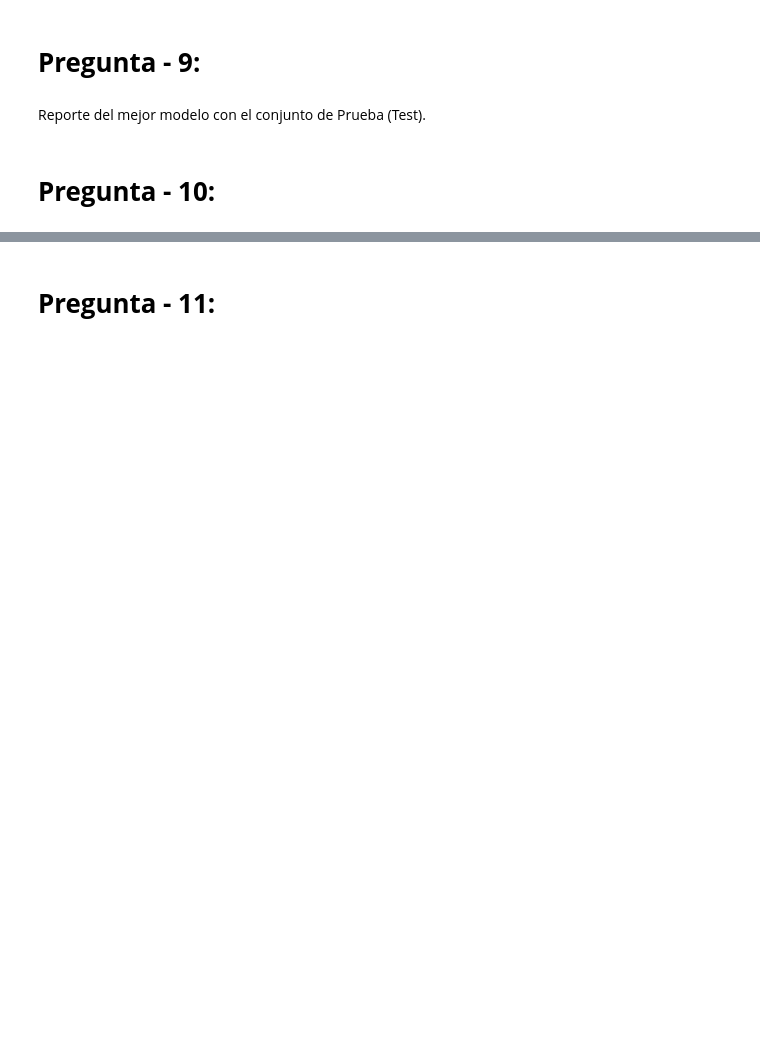
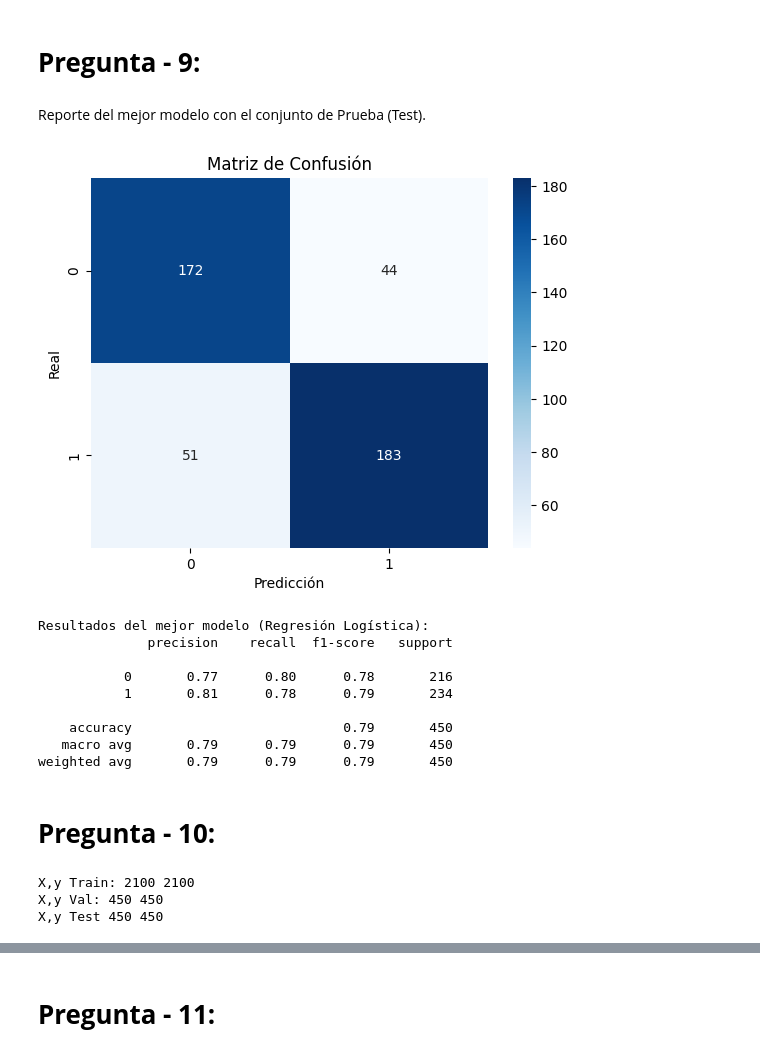
Before and after one commit to Hillelman/maestria-ia, a Jupyter notebook: procesamiento-de-lenguaje-natural/05-vectores-embebidos-openai/MNA_NLP_semana_5_Actividad_Embeddings_2025.ipynb, the cells around one changed output, grey strips where cells are left out. Drawn from its saved outputs; the diff is of its cells as text; code cells hidden in the pictures; blank space fills up the shorter version.

```diff
--- a/procesamiento-de-lenguaje-natural/05-vectores-embebidos-openai/MNA_NLP_semana_5_Actividad_Embeddings_2025.ipynb
+++ b/procesamiento-de-lenguaje-natural/05-vectores-embebidos-openai/MNA_NLP_semana_5_Actividad_Embeddings_2025.ipynb
@@ -163,10 +262,17 @@ None
 #     Llamar train_x, val_x y test_x a estos tres conjuntos.
 
 
-# ******* Inlcuye a continuación todas las líneas de código y celdas que requieras: ***********
+# ******* Incluye a continuación todas las líneas de código y celdas que requieras: ***********
 
+def filtrar_conjunto(conjunto, diccionario):
+    resultado = []
+    for review in conjunto:
+        resultado.append([palabra for palabra in review if palabra in diccionario])
+    return resultado
 
-None
+train_x = filtrar_conjunto(x_train, mi_diccionario)
+val_x = filtrar_conjunto(x_val, mi_diccionario)
+test_x = filtrar_conjunto(x_test, mi_diccionario)
 
 
 # *********** Aquí termina la sección de agregar código *************
@@ -230,10 +398,20 @@ Compara los resultados con los de la semana anterior.
 # %%
 # REGRESIÓN LOGÍSTICA:
 
-# ******* Inlcuye a continuación todas las líneas de código y celdas que requieras: ***********
+# ******* Incluye a continuación todas las líneas de código y celdas que requieras: ***********
 
+modelo_logistico = LogisticRegression(max_iter=1000)
+modelo_logistico.fit(trainEmb, y_train)
 
-None
+# Predicciones en el conjunto de validación
+predicciones_logistico = modelo_logistico.predict(valEmb)
 
+# Cálculo de la exactitud y reporte
+exactitud_logistico = accuracy_score(y_val, predicciones_logistico)
+reporte_logistico = classification_report(y_val, predicciones_logistico)
+
+print("Regresión Logística:")
+print("Exactitud:", exactitud_logistico)
+print("Reporte de clasificación:\n", reporte_logistico)
 
 # *********** Aquí termina la sección de agregar código *************
@@ -264,3 +485,34 @@ None
+# %%
+import seaborn as sns
+
+# ******* Incluye a continuación todas las líneas de código y celdas que requieras: ***********
+
+# Usando la regresión logística
+mejor_modelo = modelo_logistico
+predicciones_test = mejor_modelo.predict(testEmb)
+matriz_confusion = confusion_matrix(y_test, predicciones_test)
+
+sns.heatmap(matriz_confusion, annot=True, fmt='d', cmap='Blues')
+plt.xlabel('Predicción')
+plt.ylabel('Real')
+plt.title('Matriz de Confusión')
+plt.show()
+
+print("Resultados del mejor modelo (Regresión Logística):")
+print(classification_report(y_test, predicciones_test))
+
+# *********** Aquí termina la sección de agregar código *************
+# %% [output]
+[figure, added]
+Resultados del mejor modelo (Regresión Logística):
+              precision    recall  f1-score   support
+
+           0       0.77      0.80      0.78       216
+           1       0.81      0.78      0.79       234
+
+    accuracy                           0.79       450
+   macro avg       0.79      0.79      0.79       450
+weighted avg       0.79      0.79      0.79       450
 # %% [markdown]
 # **Pregunta - 10:**
 # %%
@@ -270,0 +531,13 @@ None
+# %%
+# Partición en Train-Val-Test del 70%, 15% y 15%, respectivamente.
+x_train2, x_val_and_test2, y_train2, y_val_and_test2 = train_test_split(vectores_embebidos2, Y, train_size=.70, shuffle=True, random_state=1)
+x_val2, x_test2, y_val2, y_test2 = train_test_split(x_val_and_test2, y_val_and_test2, test_size=.50, shuffle=True, random_state=17)
+
+# Verificamos las dimensiones obtenidas:
+print('X,y Train:', len(x_train2), len(y_train2))
+print('X,y Val:', len(x_val2), len(y_val2))
+print('X,y Test', len(x_test2), len(y_test2))
+# %% [output]
+X,y Train: 2100 2100
+X,y Val: 450 450
+X,y Test 450 450
```
Also changed, not shown: parts of 36 cells of this notebook, 2 other files.
